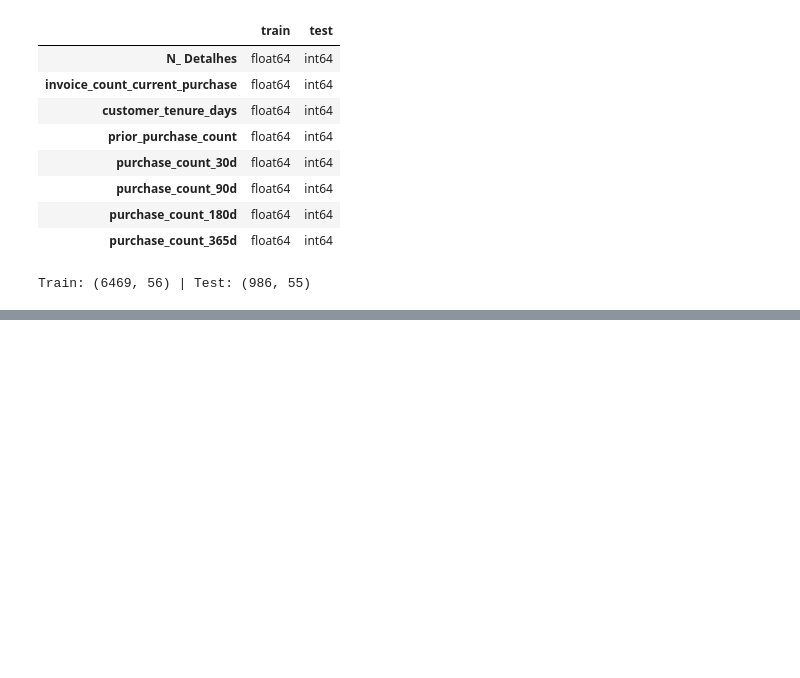
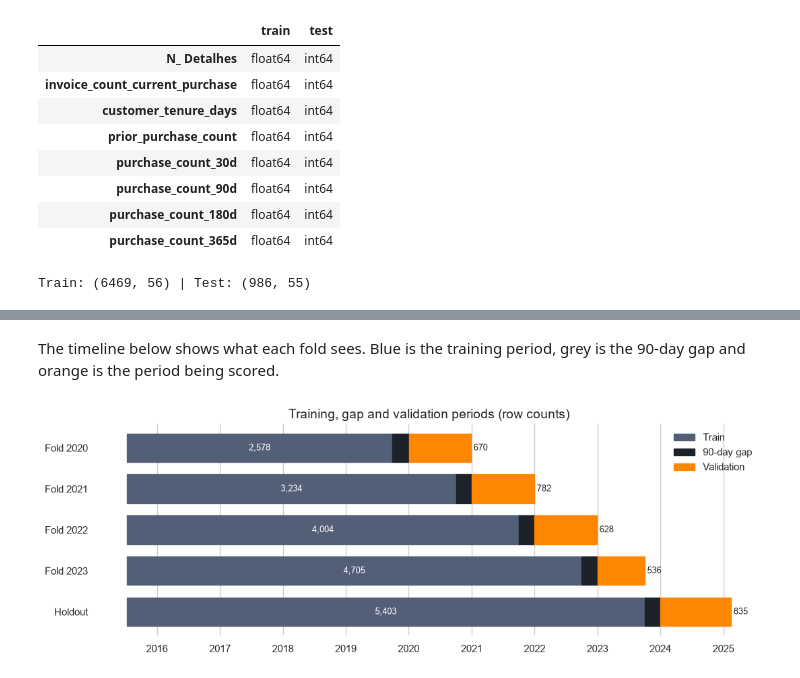
Before and after one commit to PedroHSantos20/ml-repeat-purchase, a Jupyter notebook: notebooks/02_preprocessing.ipynb, the cells around one changed output, grey strips where cells are left out. Cells and saved outputs as stored; diff of their text form; code cells hidden in the pictures; blank space fills up the shorter version.

```diff
--- a/notebooks/02_preprocessing.ipynb
+++ b/notebooks/02_preprocessing.ipynb
@@ -923,0 +950,16 @@ for name, df in [("train", train_clean), ("test", test_clean)]:
+# %%
+target = "repeat_purchase_90d"
+
+GAP_DAYS = 90
+HOLDOUT_START = pd.Timestamp("2024-01-01")
+DEV_END = HOLDOUT_START - pd.Timedelta(days=GAP_DAYS)  # 2023-10-03
+VAL_YEARS = [2020, 2021, 2022, 2023]
+
+# train_clean is already sorted by date, so positions follow time
+dev = train_clean[train_clean["purchase_date"] < DEV_END].reset_index(drop=True)
+holdout = train_clean[train_clean["purchase_date"] >= HOLDOUT_START].reset_index(drop=True)
+n_gap = len(train_clean) - len(dev) - len(holdout)
+
+print(f"Development: {len(dev):,} rows | {dev['purchase_date'].min().date()} to {dev['purchase_date'].max().date()}")
+print(f"Holdout:     {len(holdout):,} rows | {holdout['purchase_date'].min().date()} to {holdout['purchase_date'].max().date()}")
+print(f"Left out (gap): {n_gap:,} rows")
@@ -923,0 +1032,38 @@ for name, df in [("train", train_clean), ("test", test_clean)]:
+# %% [markdown]
+The timeline below shows what each fold sees. Blue is the training period, grey is the 90-day gap and orange is the period being scored.
+# %%
+import matplotlib.dates as mdates
+
+TRAIN_COLOUR, GAP_COLOUR, VAL_COLOUR = "#525f77", "#1d212a", "#ff8600"
+
+plot_rows = [(f"Fold {y}", dev.iloc[tr], dev.iloc[va]) for (tr, va), y in zip(folds, VAL_YEARS)]
+plot_rows.append(("Holdout", dev, holdout))
+
+fig, ax = plt.subplots(figsize=(11, 4))
+
+for i, (label, tr, va) in enumerate(plot_rows[::-1]):
+    t0, t1 = mdates.date2num(tr["purchase_date"].min()), mdates.date2num(tr["purchase_date"].max())
+    v0, v1 = mdates.date2num(va["purchase_date"].min()), mdates.date2num(va["purchase_date"].max())
+
+    ax.broken_barh([(t0, t1 - t0)], (i - 0.35, 0.7), color=TRAIN_COLOUR)
+    ax.broken_barh([(t1, v0 - t1)], (i - 0.35, 0.7), color=GAP_COLOUR)
+    ax.broken_barh([(v0, v1 - v0)], (i - 0.35, 0.7), color=VAL_COLOUR)
+
+    ax.text((t0 + t1) / 2, i, f"{len(tr):,}", ha="center", va="center", color="white", fontsize=9)
+    ax.text(v1 + 15, i, f"{len(va):,}", ha="left", va="center", fontsize=9)
+
+ax.set_yticks(range(len(plot_rows)))
+ax.set_yticklabels([r[0] for r in plot_rows[::-1]])
+ax.xaxis.set_major_locator(mdates.YearLocator())
+ax.xaxis.set_major_formatter(mdates.DateFormatter("%Y"))
+ax.grid(axis="y", visible=False)
+ax.set_title("Training, gap and validation periods (row counts)")
+
+handles = [plt.Rectangle((0, 0), 1, 1, color=c) for c in (TRAIN_COLOUR, GAP_COLOUR, VAL_COLOUR)]
+ax.legend(handles, ["Train", "90-day gap", "Validation"], loc="upper right", frameon=False)
+
+sns.despine(top=True, right=True, left=True, bottom=True)
+plt.tight_layout()
+plt.show()
+# %% [output]
+[figure, added]
```
Also changed, not shown: parts of 61 cells of this notebook, 2 other files.
